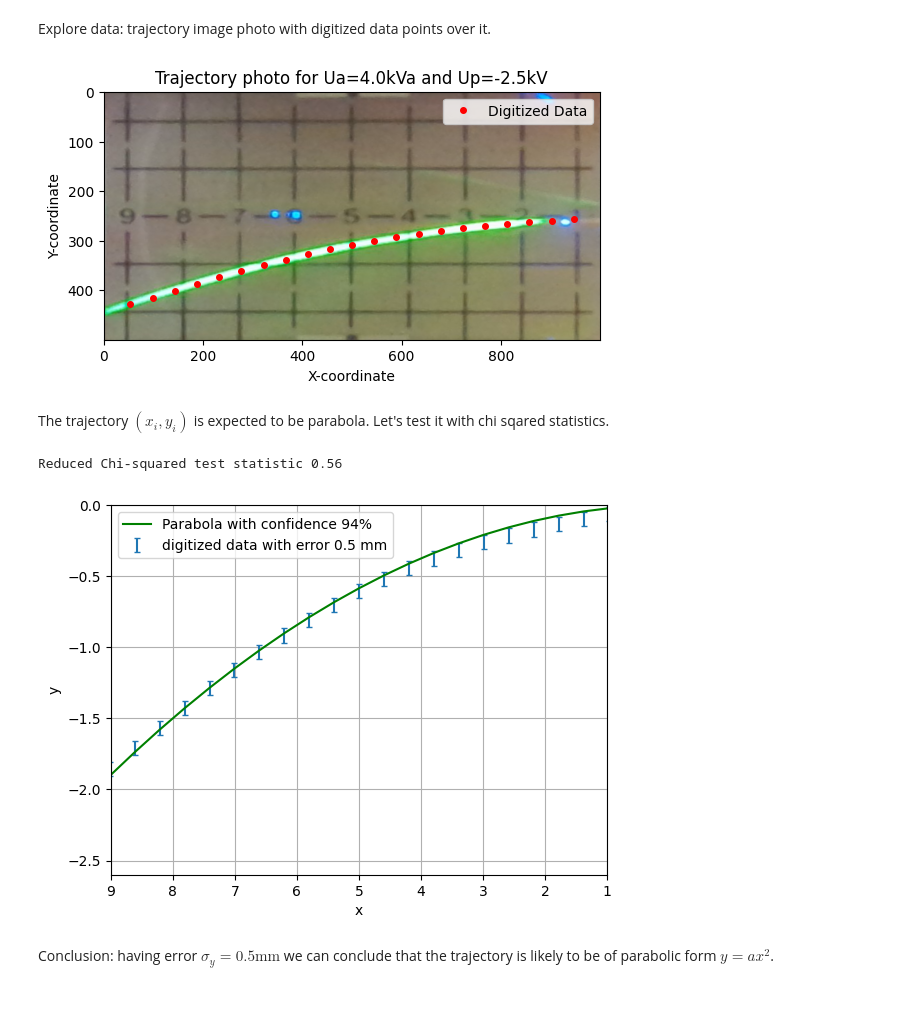
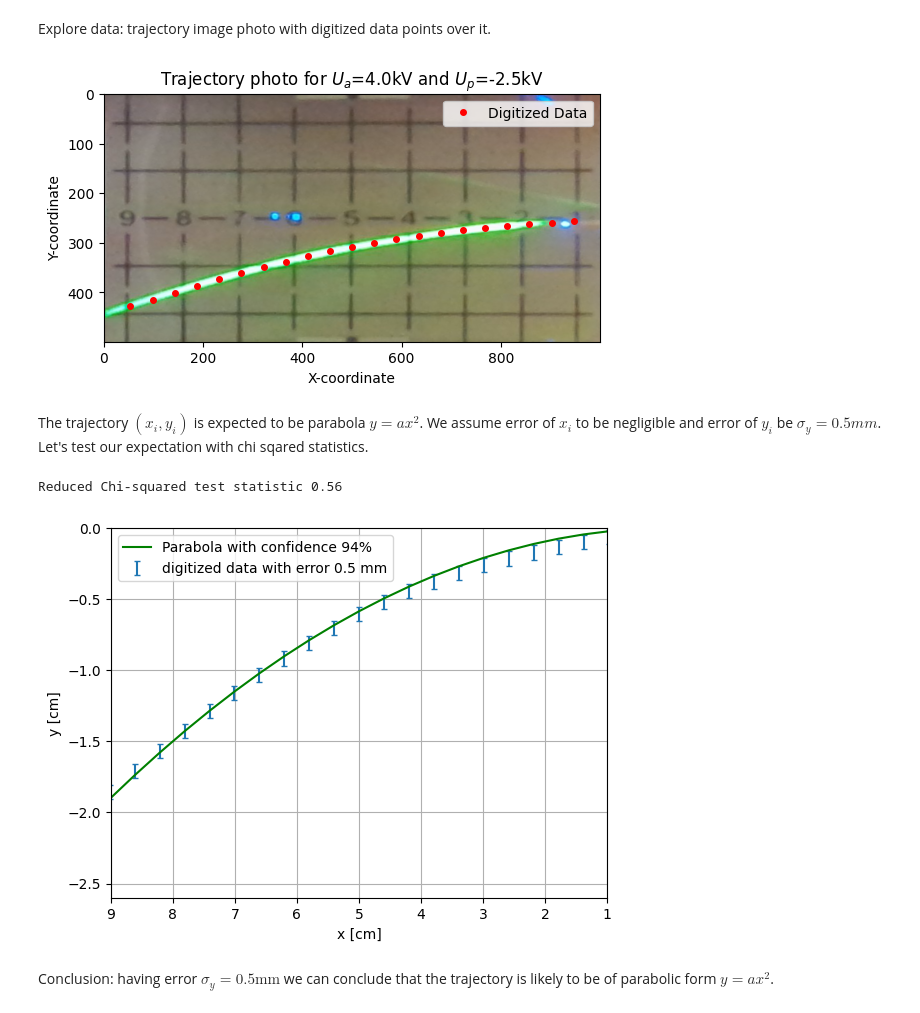
Before and after one commit to tphlabs/python_workshop, a Jupyter notebook: Chi_Sqaured_Test.ipynb, the cells around one changed output. Drawn from its saved outputs; the diff is of its cells as text; code cells hidden in the pictures.

```diff
--- a/Chi_Sqaured_Test.ipynb
+++ b/Chi_Sqaured_Test.ipynb
@@ -176,37 +176,37 @@ data = '''
 	2.18	-0.171
 	1.778	-0.132
 	1.376	-0.096
 	0.973	-0.063
 '''
 x, y = np.genfromtxt(data.splitlines(), skip_header=1, dtype=float).T
 
 # Read the image from the URL
 image = io.imread(image_url)
 
 # Display the image
 plt.imshow(image)
 
 # scale to fit image
 xright, xleft = 0.5, 9.5
 ytop, ybottom = -2.6, 2.6
 x_coord = 1000 - (xright - x) / (xright - xleft) * 1000
 y_coord = (y - ybottom) / (ytop - ybottom)*500
 
 # Plot the data over the image
 plt.plot(x_coord, y_coord, 'ro', markersize=4, label='Digitized Data')
 
 # Add labels and title
 plt.xlabel('X-coordinate')
 plt.ylabel('Y-coordinate')
-plt.title('Trajectory photo for Ua=4.0kVa and Up=-2.5kV')
+plt.title(r'Trajectory photo for $U_a$=4.0kV and $U_p$=-2.5kV')
 plt.legend()
 
 # Show the plot
 plt.show()
 # %% [output]
-[figure, old version]
+[figure, new version]
 # %% [markdown]
-The trajectory $(x_i, y_i)$ is expected to be parabola. Let's test it with chi sqared statistics.
+The trajectory $(x_i, y_i)$ is expected to be parabola $y = ax^2$. We assume error of $x_i$ to be negligible and error of $y_i$ be $\sigma_y = 0.5mm$. Let's test our expectation with chi sqared statistics.
 # %%
 # measurements error estimated
 sigma = 0.5e-1 # sigma_y error 0.5 mm
@@ -226,8 +226,8 @@ p_value = chi2.sf(chi2_observed, DOF)
 
 print(f'Reduced Chi-squared test statistic {chi2_observed/DOF:.2f}')
 plt.errorbar(x, y, sigma, capsize=2, fmt='none', label=f'digitized data with error {sigma*10:.1f} mm')
-plt.xlabel('x')
-plt.ylabel('y')
+plt.xlabel('x [cm]')
+plt.ylabel('y [cm]')
 plt.grid()
 plt.plot(x, y_expected, color='green', label=f'Parabola with confidence {p_value*100:.0f}%')
 plt.legend()
@@ -236,7 +236,7 @@ plt.xlim(9, 1)
 plt.show()
 # %% [output]
 Reduced Chi-squared test statistic 0.56
-[figure, old version]
+[figure, new version]
 # %% [markdown]
 Conclusion: having error $\sigma_y = 0.5 \text{mm}$ we can conclude that the trajectory is likely to be of parabolic form $y=ax^2$.
 # %% [markdown]
```
Also changed, not shown: parts of 2 cells of this notebook.
